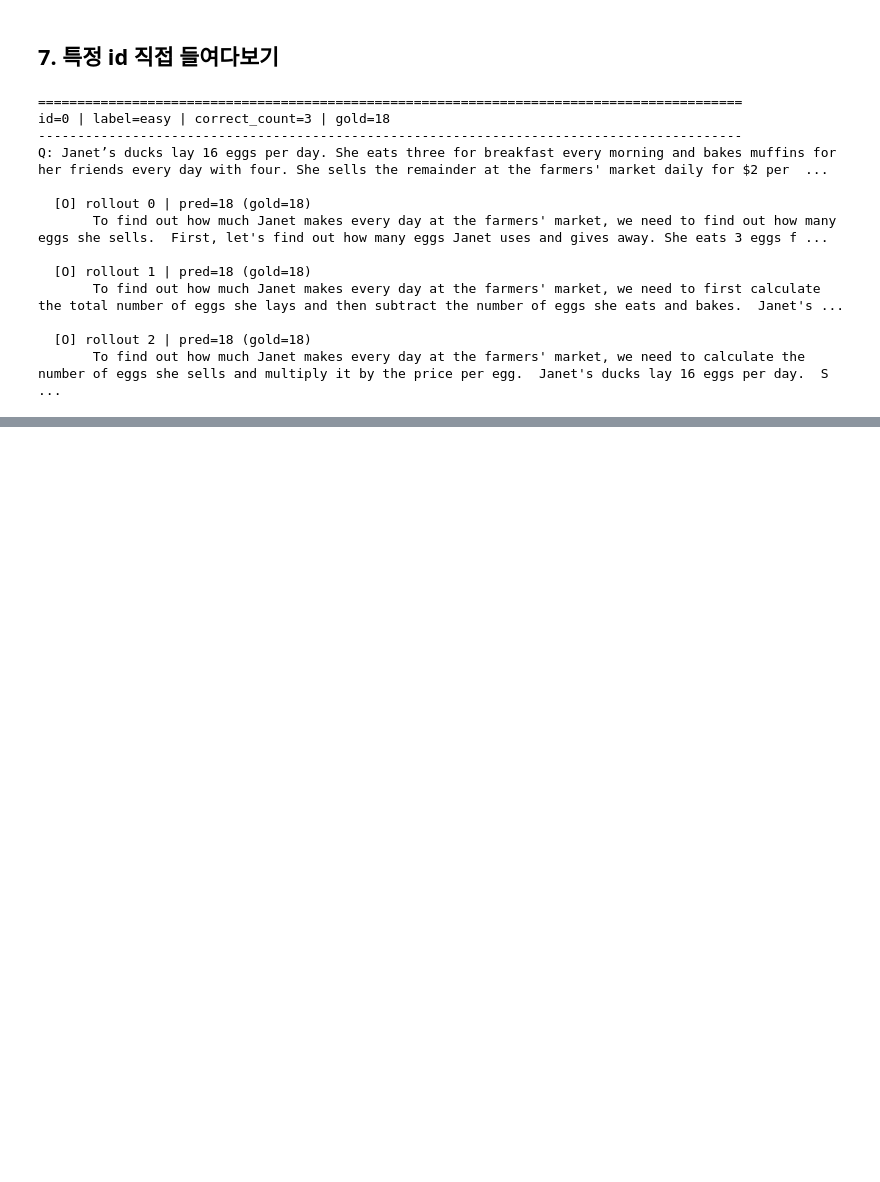
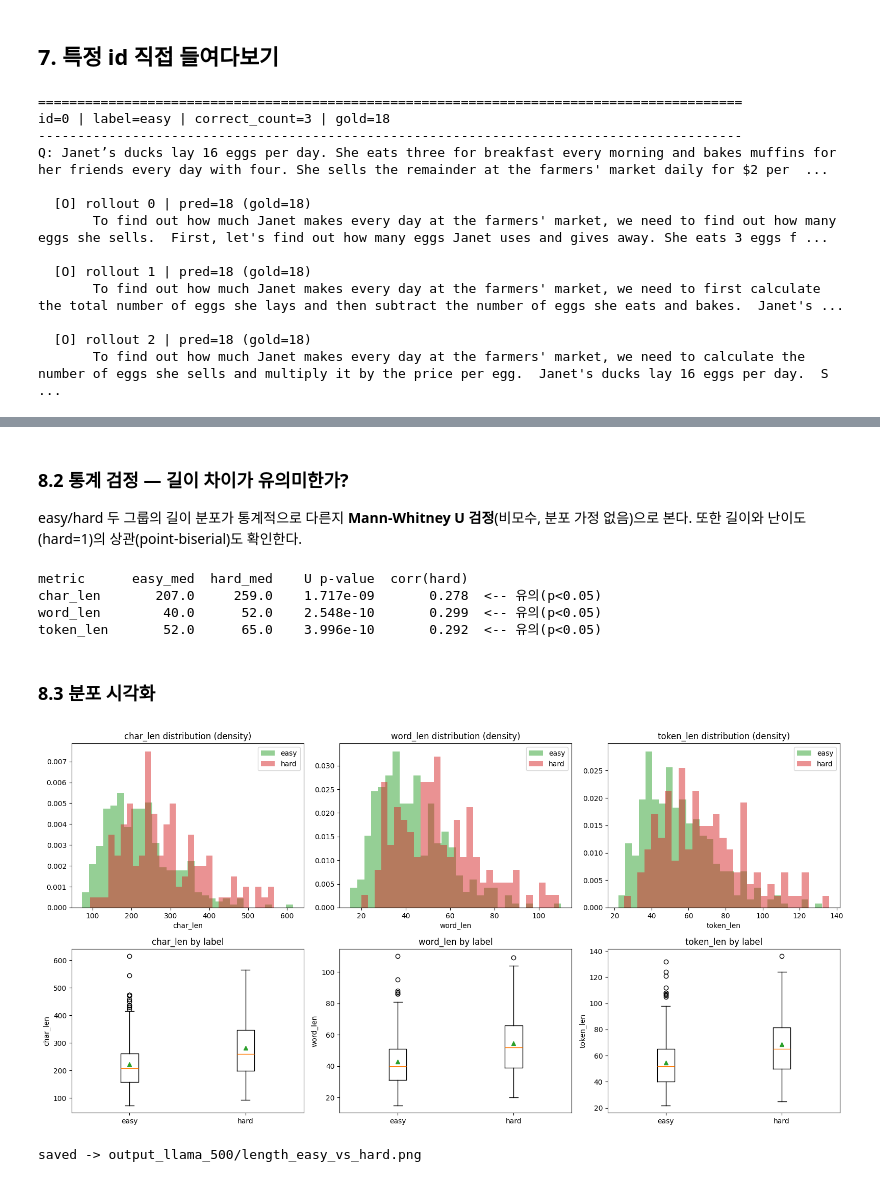
Before and after one commit to dibk100/project_IR_difficulty_aware_inference, a Jupyter notebook: phase01_difficulty_verification/inspect_labels_llama_500.ipynb, the cells around one changed output, grey strips where cells are left out. Saved outputs shown, nothing was run; the diff lists cells and outputs as text; code cells hidden in the pictures; blank space fills up the shorter version.

```diff
--- a/phase01_difficulty_verification/inspect_labels_llama_500.ipynb
+++ b/phase01_difficulty_verification/inspect_labels_llama_500.ipynb
@@ -195,0 +257,53 @@ Q: Janet’s ducks lay 16 eggs per day. She eats three for breakfast every morni
+# %% [markdown]
+### 8.2 통계 검정 — 길이 차이가 유의미한가?
+
+easy/hard 두 그룹의 길이 분포가 통계적으로 다른지 **Mann-Whitney U 검정**(비모수, 분포 가정 없음)으로 본다.
+또한 길이와 난이도(hard=1)의 상관(point-biserial)도 확인한다.
+# %%
+from scipy.stats import mannwhitneyu, pointbiserialr
+
+easy = len_df[len_df["label"] == "easy"]
+hard = len_df[len_df["label"] == "hard"]
+is_hard = (len_df["label"] == "hard").astype(int)
+
+print(f"{'metric':<10} {'easy_med':>9} {'hard_med':>9} {'U p-value':>12} {'corr(hard)':>11}")
+for col in ["char_len", "word_len", "token_len"]:
+    u, p = mannwhitneyu(hard[col], easy[col], alternative="two-sided")
+    r_pb, _ = pointbiserialr(is_hard, len_df[col])
+    sig = "  <-- 유의(p<0.05)" if p < 0.05 else ""
+    print(f"{col:<10} {easy[col].median():>9.1f} {hard[col].median():>9.1f} {p:>12.3e} {r_pb:>11.3f}{sig}")
+# %% [output]
+metric      easy_med  hard_med    U p-value  corr(hard)
+char_len       207.0     259.0    1.717e-09       0.278  <-- 유의(p<0.05)
+word_len        40.0      52.0    2.548e-10       0.299  <-- 유의(p<0.05)
+token_len       52.0      65.0    3.996e-10       0.292  <-- 유의(p<0.05)
+# %% [markdown]
+### 8.3 분포 시각화
+# %%
+import matplotlib.pyplot as plt
+
+fig, axes = plt.subplots(2, 3, figsize=(16, 8))
+cols = ["char_len", "word_len", "token_len"]
+
+# 위: 히스토그램 (easy/hard 겹쳐 그리기, 밀도 정규화)
+for ax, col in zip(axes[0], cols):
+    for label, color in [("easy", "tab:green"), ("hard", "tab:red")]:
+        sub = len_df[len_df["label"] == label][col]
+        ax.hist(sub, bins=30, alpha=0.5, density=True, label=label, color=color)
+    ax.set_title(f"{col} distribution (density)")
+    ax.set_xlabel(col); ax.legend()
+
+# 아래: 박스플롯
+for ax, col in zip(axes[1], cols):
+    data = [len_df[len_df["label"] == "easy"][col], len_df[len_df["label"] == "hard"][col]]
+    ax.boxplot(data, labels=["easy", "hard"], showmeans=True)
+    ax.set_title(f"{col} by label")
+    ax.set_ylabel(col)
+
+plt.tight_layout()
+plt.savefig("output_llama_500/length_easy_vs_hard.png", dpi=150)
+plt.show()
+print("saved -> output_llama_500/length_easy_vs_hard.png")
+# %% [output]
+[figure, added]
+saved -> output_llama_500/length_easy_vs_hard.png
```
Also changed, not shown: parts of 7 cells of this notebook, 5 other files.
